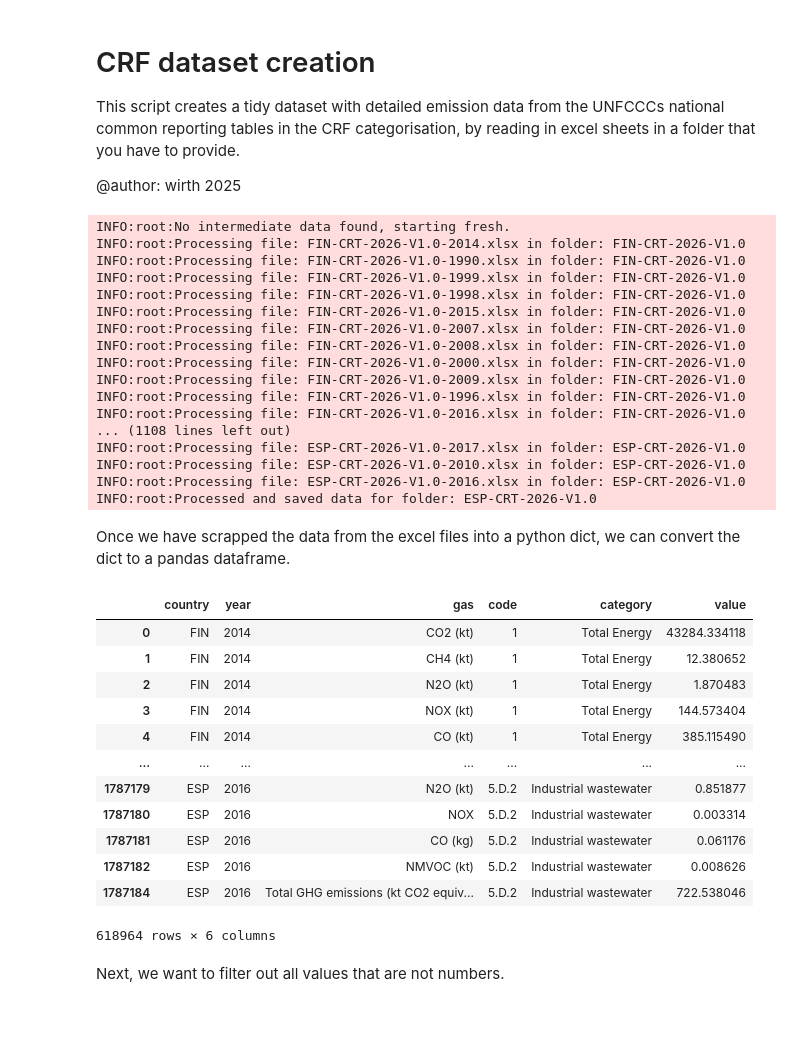
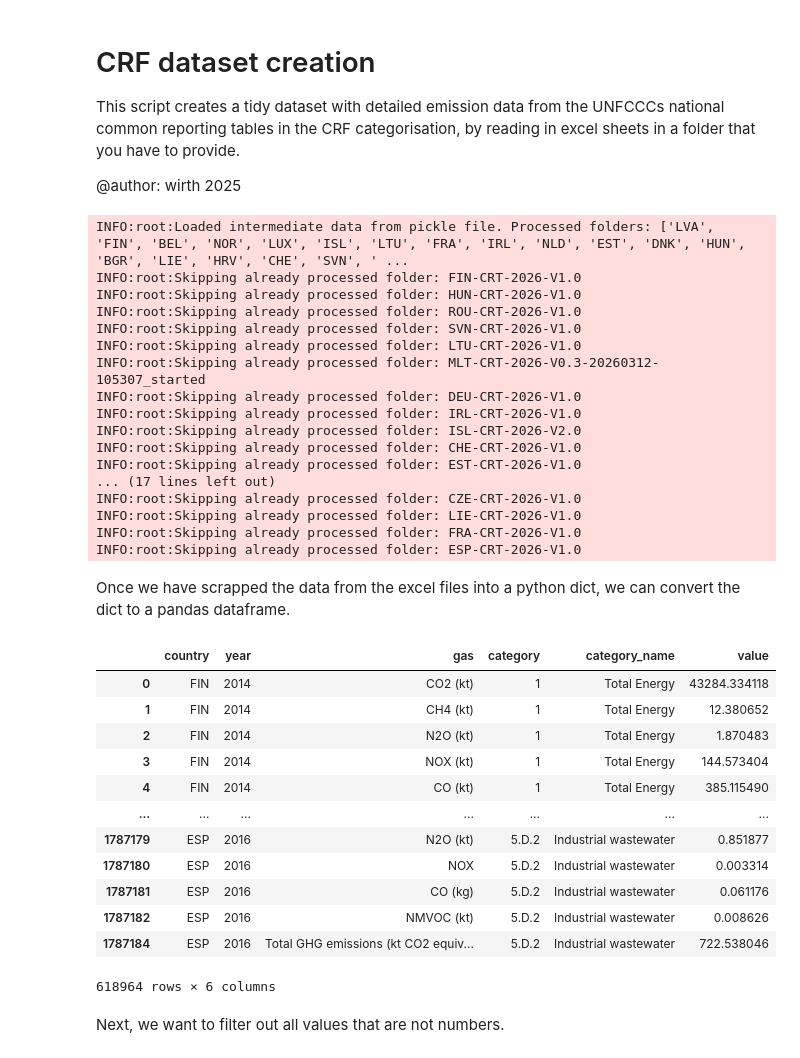
Before and after one commit to wirth-florian/eu-ets-inflation-impact, a Jupyter notebook: code/crf_dataset_creation.ipynb, the cells around one changed output. Drawn from its saved outputs; the diff is of its cells as text; code cells hidden in the pictures; blank space fills up the shorter version.

```diff
--- a/code/crf_dataset_creation.ipynb
+++ b/code/crf_dataset_creation.ipynb
@@ -16,7 +16,7 @@ logging.basicConfig(level=logging.INFO)
 log = logging.getLogger(__name__)
 
 emissions_folder = Path("../data/emission data")
-data_folder = Path("../data/emission data/UNFCCC Common reporting tables")
+data_folder = Path("../data/emission data/UNFCCC common reporting tables")
 
 years = list(range(1990, 2024))
 entities = ["CO2 (kt)",
@@ -33,10 +33,10 @@ entities = ["CO2 (kt)",
             "NF3 (kt)",
             "Net CO2 emissions/removals (kt)",
             "Total GHG emissions (kt CO2 equivalents)"]
-codes = pd.read_csv("../data/emission data/CRT_codes.csv")["Category Code (as used in the common reporting tables)"].tolist()
+categories = pd.read_csv("../data/emission data/CRT_codes.csv")["Category Code (as used in the common reporting tables)"].tolist()
 crf_names = pd.read_csv("../data/emission data/CRT_codes.csv")["Category Name"].tolist()
-codes = [s + "." for s in codes]  # Add a dot at the end of each name to match the table format
-crf = dict(zip(codes, crf_names))
+categories = [c + "." for c in categories]  # Add a dot at the end of each name to match the table format
+crf = dict(zip(categories, crf_names))
 area_iso3 = [folder.name.split('-')[0] for folder in data_folder.iterdir() if folder.is_dir()]
 area_iso3.sort()
 # %%
@@ -49,7 +49,7 @@ def search_through_sheets(data_dict, crf_map, sheets, sheetname, year, area_iso3
     data : dict
         Data dict to store the values with a flat index
     crf_map : dict
-        Mapping {code: CRF_label}. This will get updated regularly to optimize futuer lookups.
+        Mapping {category: CRF_label}. This will get updated regularly to optimize future lookups.
     sheet : Pandas DataFrame
         DataFrame of the sheet to process.
     year : int
@@ -64,39 +64,39 @@ def search_through_sheets(data_dict, crf_map, sheets, sheetname, year, area_iso3
     Returns
     -------
     dict
-        Dictionary keyed by (area_iso3, year, entity, code, crf_label)
+        Dictionary keyed by (area_iso3, year, entity, category, crf_label)
         with corresponding emission values.
     """
 
     sheet = sheets[sheetname]
-    crf_col = sheet.iloc[:, 1].astype(str).str.strip() # CRF codes are in second column
+    crf_col = sheet.iloc[:, 1].astype(str).str.strip() # CRF categorys are in second column
 
-    # Extract CRF code from start of string using regex
+    # Extract CRF category from start of string using regex
     crf_extracted = crf_col.str.extract(r"^([0-9A-Za-z.\-]+\.?)(?=\s|$)")[0]
 
 
     if sheetname == "Table1":
-        crf_extracted[1] = "1." # # In the first table the 1. Code is missing
-        crf_extracted[45] = "1.D.1.b." # There is no space between the code and "Navigation" in the tables so we need to fix it manually
+        crf_extracted[1] = "1." # # In the first table the 1. category is missing
+        crf_extracted[45] = "1.D.1.b." # There is no space between the category and "Navigation" in the tables so we need to fix it manually
 
-    # Map extracted CRF codes to their labels (nonexistent codes are mapped to NaN)
+    # Map extracted CRF categorys to their labels (nonexistent categories are mapped to NaN)
     crf_labels = crf_extracted.map(crf_map)
     valid_crfs = crf_labels.notna() # keep only rows with valid CRF labels
 
     # Loop only over valid rows
     for idx in sheet.index[valid_crfs]:
-        code = crf_extracted.iat[idx]
+        category = crf_extracted.iat[idx]
         crf_label = crf_labels.iat[idx]
 
         # Get emissions for each each gas:
         for gas, col_idx in gas_columns.items():
                 value = sheet.iat[idx, col_idx]
-                data_dict[(area_iso3, year, gas, code, crf_label)] = value
+                data_dict[(area_iso3, year, gas, category, crf_label)] = value
 
-    # Afterwards, remove used CRF codes from crf_map to optimize future lookups
-    used_codes = crf_extracted[valid_crfs]
-    for code in used_codes:
-        crf_map.pop(code, None)
+    # Afterwards, remove used CRF categories from crf_map to optimize future lookups
+    used_categories = crf_extracted[valid_crfs]
+    for category in used_categories:
+        crf_map.pop(category, None)
 
     return data_dict, crf_map
 # %%
@@ -117,7 +117,7 @@ def search_through_folder(data_folder, recompute, crf, entities):
     recompute : bool
         If True, recompute all data from scratch. If False, load intermediate results if available.
     crf : dict
-        Mapping {code: CRF_label}.
+        Mapping {category: CRF_label}.
     entities : list
         List of entity names in the same order as `columns`.
     """
@@ -223,45 +223,45 @@ def search_through_folder(data_folder, recompute, crf, entities):
 
 data = search_through_folder(data_folder = data_folder,recompute = False, crf = crf, entities = entities)
 # %% [output]
-INFO:root:No intermediate data found, starting fresh.
-INFO:root:Processing file: FIN-CRT-2026-V1.0-2014.xlsx in folder: FIN-CRT-2026-V1.0
-INFO:root:Processing file: FIN-CRT-2026-V1.0-1990.xlsx in folder: FIN-CRT-2026-V1.0
-INFO:root:Processing file: FIN-CRT-2026-V1.0-1999.xlsx in folder: FIN-CRT-2026-V1.0
-INFO:root:Processing file: FIN-CRT-2026-V1.0-1998.xlsx in folder: FIN-CRT-2026-V1.0
-INFO:root:Processing file: FIN-CRT-2026-V1.0-2015.xlsx in folder: FIN-CRT-2026-V1.0
-INFO:root:Processing file: FIN-CRT-2026-V1.0-2007.xlsx in folder: FIN-CRT-2026-V1.0
-INFO:root:Processing file: FIN-CRT-2026-V1.0-2008.xlsx in folder: FIN-CRT-2026-V1.0
-INFO:root:Processing file: FIN-CRT-2026-V1.0-2000.xlsx in folder: FIN-CRT-2026-V1.0
-INFO:root:Processing file: FIN-CRT-2026-V1.0-2009.xlsx in folder: FIN-CRT-2026-V1.0
-INFO:root:Processing file: FIN-CRT-2026-V1.0-1996.xlsx in folder: FIN-CRT-2026-V1.0
-INFO:root:Processing file: FIN-CRT-2026-V1.0-2016.xlsx in folder: FIN-CRT-2026-V1.0
-... (1108 lines left out)
-INFO:root:Processing file: ESP-CRT-2026-V1.0-2017.xlsx in folder: ESP-CRT-2026-V1.0
-INFO:root:Processing file: ESP-CRT-2026-V1.0-2010.xlsx in folder: ESP-CRT-2026-V1.0
-INFO:root:Processing file: ESP-CRT-2026-V1.0-2016.xlsx in folder: ESP-CRT-2026-V1.0
-INFO:root:Processed and saved data for folder: ESP-CRT-2026-V1.0
+INFO:root:Loaded intermediate data from pickle file. Processed folders: ['LVA', 'FIN', 'BEL', 'NOR', 'LUX', 'ISL', 'LTU', 'FRA', 'IRL', 'NLD', 'EST', 'DNK', 'HUN', 'BGR', 'LIE', 'HRV', 'CHE', 'SVN', ' ...
+INFO:root:Skipping already processed folder: FIN-CRT-2026-V1.0
+INFO:root:Skipping already processed folder: HUN-CRT-2026-V1.0
+INFO:root:Skipping already processed folder: ROU-CRT-2026-V1.0
+INFO:root:Skipping already processed folder: SVN-CRT-2026-V1.0
+INFO:root:Skipping already processed folder: LTU-CRT-2026-V1.0
+INFO:root:Skipping already processed folder: MLT-CRT-2026-V0.3-20260312-105307_started
+INFO:root:Skipping already processed folder: DEU-CRT-2026-V1.0
+INFO:root:Skipping already processed folder: IRL-CRT-2026-V1.0
+INFO:root:Skipping already processed folder: ISL-CRT-2026-V2.0
+INFO:root:Skipping already processed folder: CHE-CRT-2026-V1.0
+INFO:root:Skipping already processed folder: EST-CRT-2026-V1.0
+... (17 lines left out)
+INFO:root:Skipping already processed folder: CZE-CRT-2026-V1.0
+INFO:root:Skipping already processed folder: LIE-CRT-2026-V1.0
+INFO:root:Skipping already processed folder: FRA-CRT-2026-V1.0
+INFO:root:Skipping already processed folder: ESP-CRT-2026-V1.0
 # %% [markdown]
 Once we have scrapped the data from the excel files into a python dict, we can convert the dict to a pandas dataframe.
 # %%
 df = pd.DataFrame.from_dict(data, orient="index", columns=["value"]).reset_index()
 
 # Expand the tuple in `index` into multiple columns
-df[["country", "year", "gas", "code", "category"]] = pd.DataFrame(df["index"].tolist(), index=df.index)
+df[["country", "year", "gas", "category", "category_name"]] = pd.DataFrame(df["index"].tolist(), index=df.index)
 
 # Drop the old tuple column
 df = df.drop(columns="index")
-df = df[["country", "year", "gas", "code", "category", "value"]]
+df = df[["country", "year", "gas", "category", "category_name", "value"]]
 
 # Keep only rows where 'value' can be converted to numeric
 df = df[pd.to_numeric(df["value"], errors='coerce').notnull()]
 df["value"] = pd.to_numeric(df["value"])
 
-# remove the dots at the end of the crf codes
-df["code"] = df["code"].str.rstrip(".")
+# remove the dots at the end of the crf categories
+df["category"] = df["category"].str.rstrip(".")
 
 df
 # %% [output]
-|  | country | year | gas | code | category | value |
+|  | country | year | gas | category | category_name | value |
 | 0 | FIN | 2014 | CO2 (kt) | 1 | Total Energy | 43284.334118 |
 | 1 | FIN | 2014 | CH4 (kt) | 1 | Total Energy | 12.380652 |
 | 2 | FIN | 2014 | N2O (kt) | 1 | Total Energy | 1.870483 |
```
Also changed, not shown: parts of 18 cells of this notebook.
